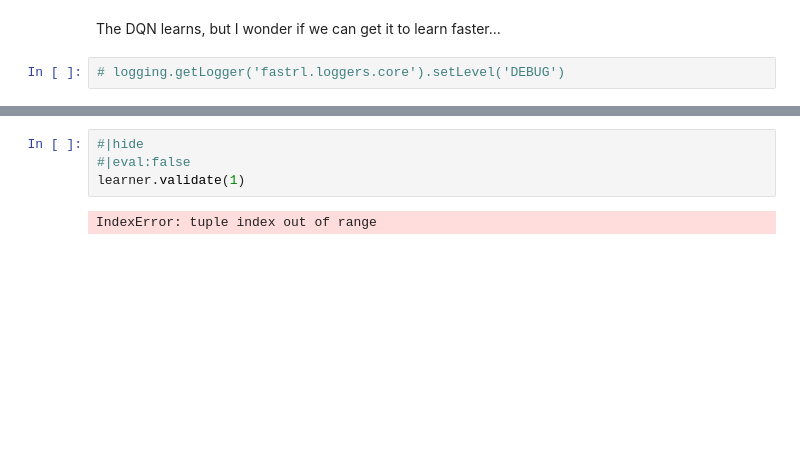
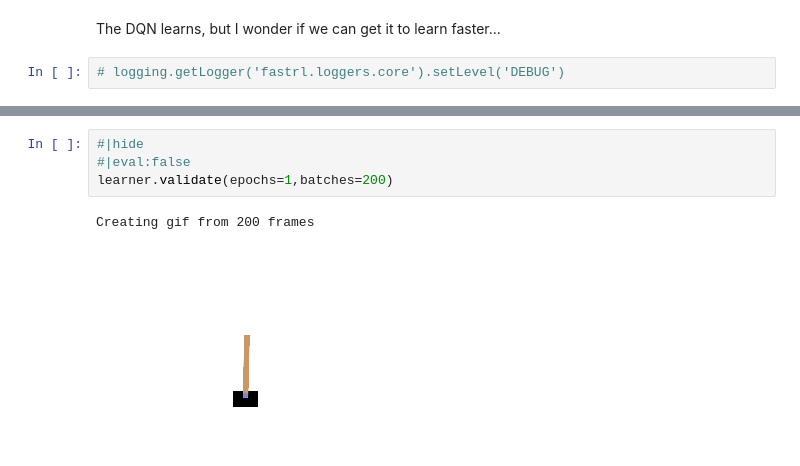
Before and after one commit to josiahls/fastrl, a Jupyter notebook: nbs/07_Agents/01_Discrete/12h_agents.dqn.target.ipynb, the cells around one changed output, grey strips where cells are left out. Drawn from its saved outputs; the diff is of its cells as text; blank space fills up the shorter version.

```diff
--- a/nbs/07_Agents/01_Discrete/12h_agents.dqn.target.ipynb
+++ b/nbs/07_Agents/01_Discrete/12h_agents.dqn.target.ipynb
@@ -222,9 +228,10 @@ VBox(children=(Label(value='Number of Elements in Memory: 5000'), HBox(children=
 # %%
 #|hide
 #|eval:false
-learner.validate(1)
+learner.validate(epochs=1,batches=200)
 # %% [output]
-IndexError: tuple index out of range
+Creating gif from 200 frames
+[figure, added]
 # %%
 #|hide
 #|eval: false
```
Also changed, not shown: parts of 5 cells of this notebook, 5 other files.
